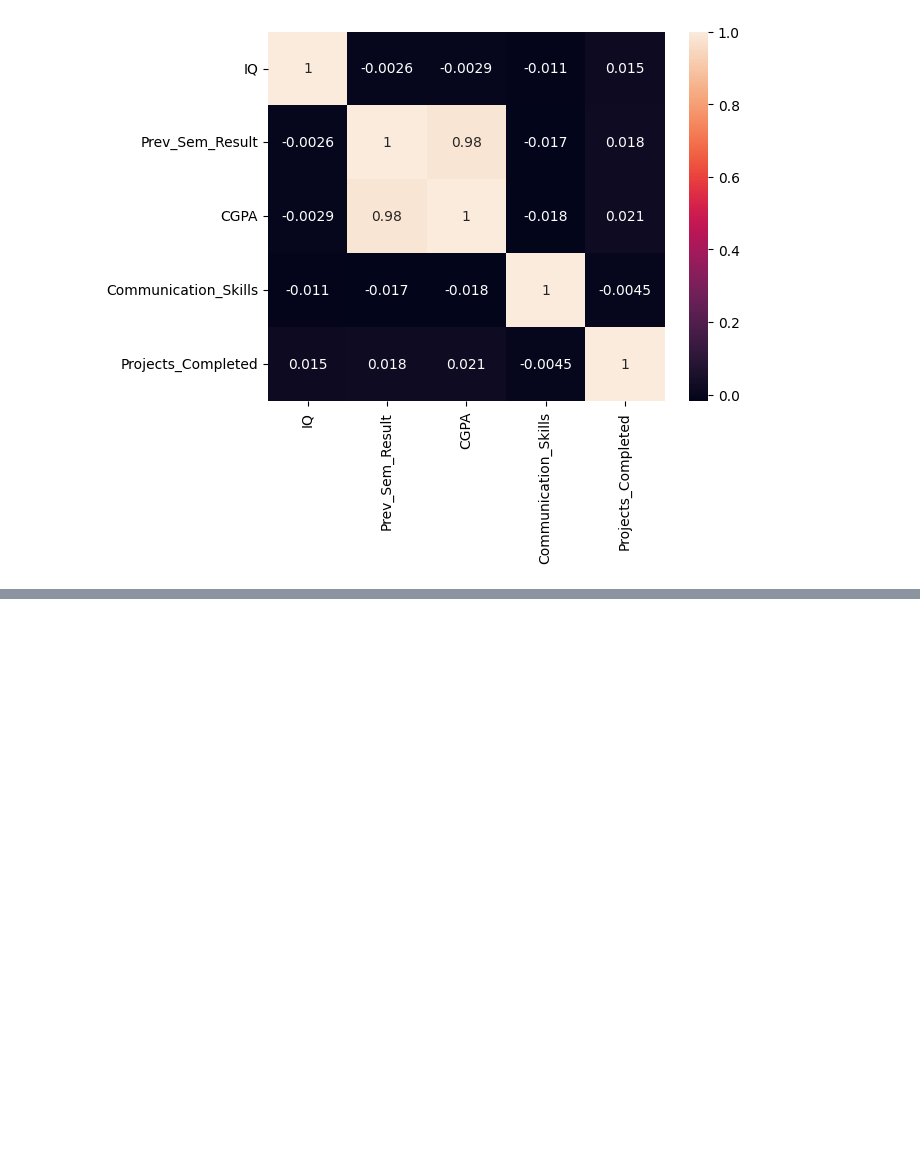
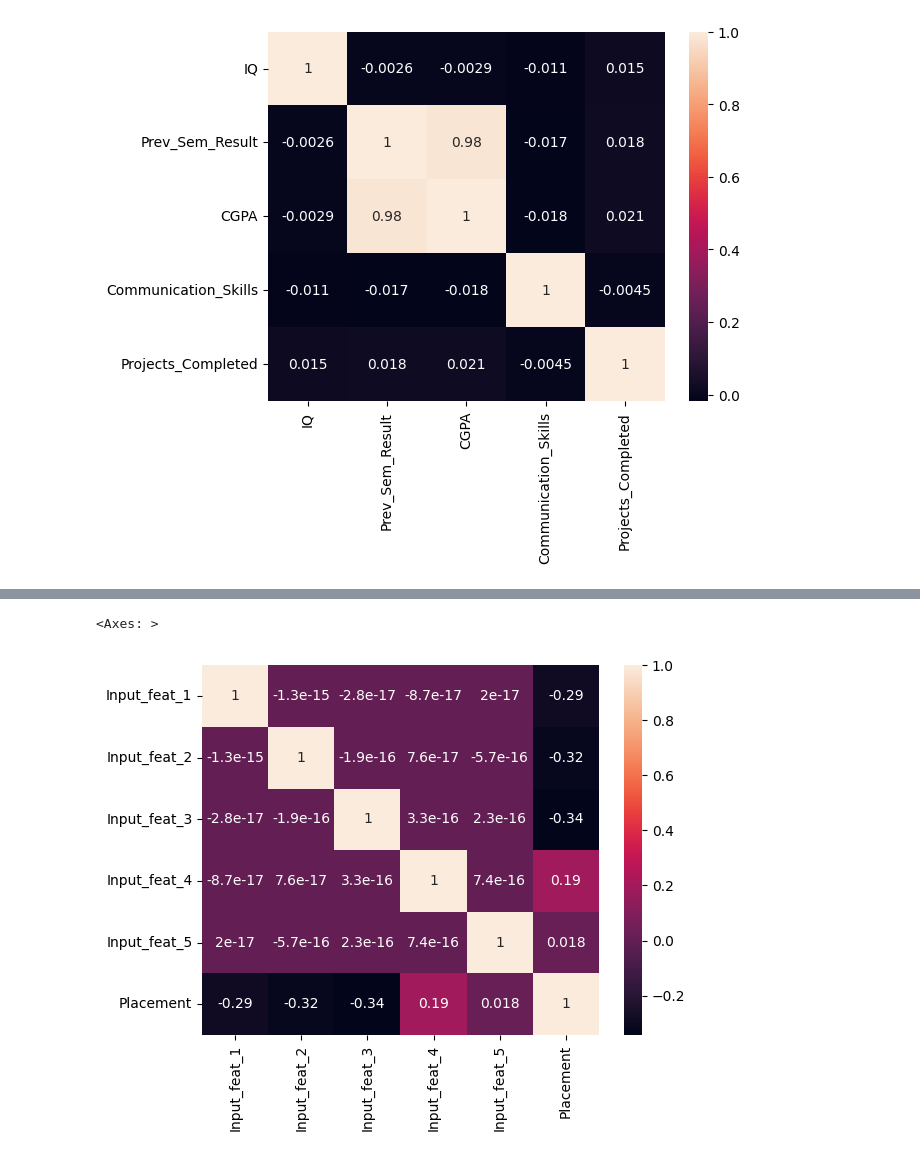
Before and after one commit to Ankit0974/Student-Placement-Predictor-, a Jupyter notebook: ds-project-1.ipynb, the cells around one changed output, grey strips where cells are left out. Cells and saved outputs as stored; diff of their text form; code cells hidden in the pictures; blank space fills up the shorter version.

```diff
--- a/ds-project-1.ipynb
+++ b/ds-project-1.ipynb
@@ -105,0 +112,7 @@ new_features
+# %%
+new_data = pd.concat([new_input_features,feature_selected_data[data.columns[-1]]],axis=1)
+# %%
+sns.heatmap(new_data.corr(),annot=True)
+# %% [output]
+<Axes: >
+[figure, added]
```
Also changed, not shown: parts of 5 cells of this notebook.
